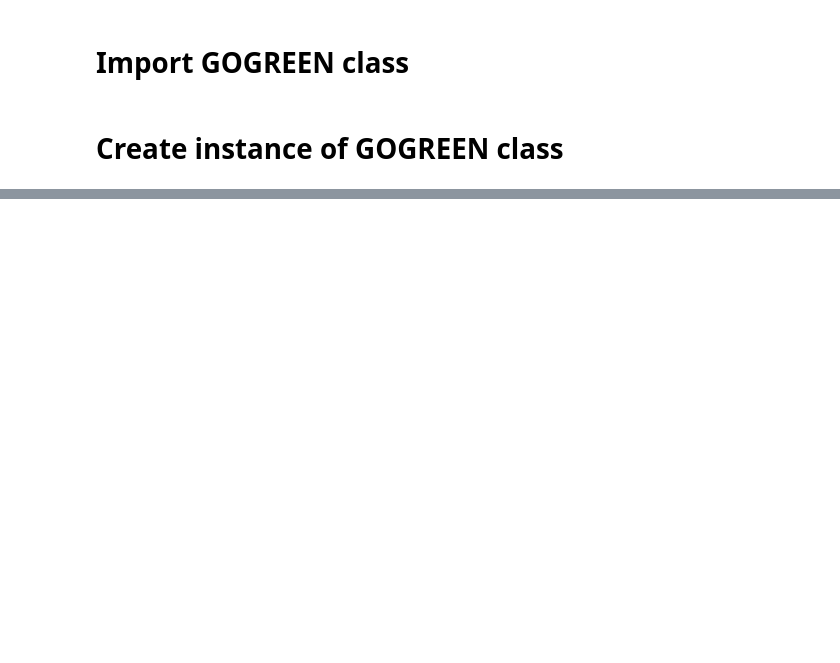
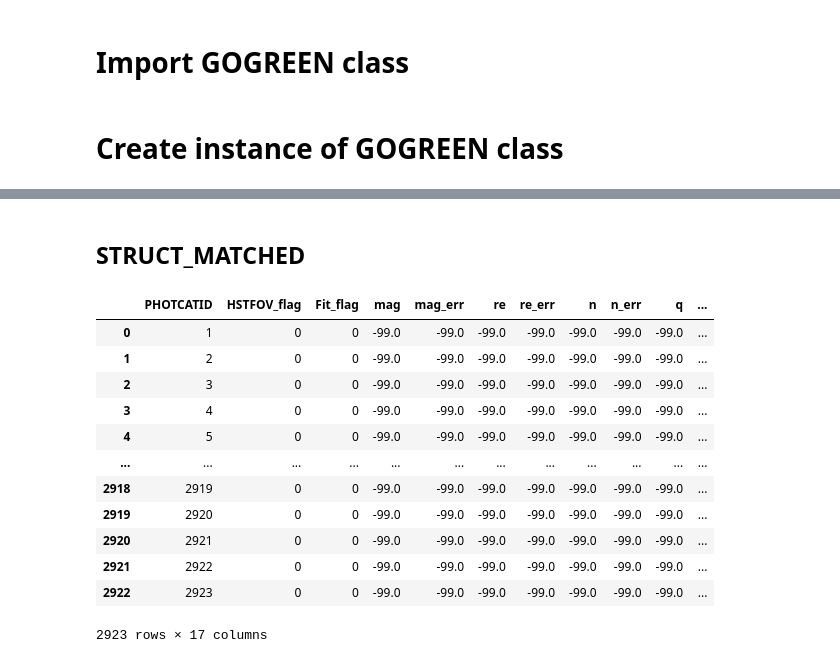
Before and after one commit to charrbit/GOGREEN-galaxy-research, a Jupyter notebook: Code/ggClass.ipynb, the cells around one changed output, grey strips where cells are left out. Drawn from its saved outputs; the diff is of its cells as text; code cells hidden in the pictures; blank space fills up the shorter version.

```diff
--- a/Code/ggClass.ipynb
+++ b/Code/ggClass.ipynb
@@ -30,0 +92,8 @@ for
+# %%
+targetCluster = 'SPT2106'
+
+print(gg.loadStruct.__annotations__)
+gg.loadStruct(targetCluster, cat="galfit")
+
+galfitSPT2106 = gg.get('galfit')
+galfitSPT2106
@@ -30,0 +115,19 @@ for
+# %% [markdown]
+## STRUCT_MATCHED
+# %%
+matchedSPT2106 = gg.loadStruct(targetCluster)
+matchedSPT2106
+# %% [output]
+|  | PHOTCATID | HSTFOV_flag | Fit_flag | mag | mag_err | re | re_err | n | n_err | q | ... |
+| 0 | 1 | 0 | 0 | -99.0 | -99.0 | -99.0 | -99.0 | -99.0 | -99.0 | -99.0 | ... |
+| 1 | 2 | 0 | 0 | -99.0 | -99.0 | -99.0 | -99.0 | -99.0 | -99.0 | -99.0 | ... |
+| 2 | 3 | 0 | 0 | -99.0 | -99.0 | -99.0 | -99.0 | -99.0 | -99.0 | -99.0 | ... |
+| 3 | 4 | 0 | 0 | -99.0 | -99.0 | -99.0 | -99.0 | -99.0 | -99.0 | -99.0 | ... |
+| 4 | 5 | 0 | 0 | -99.0 | -99.0 | -99.0 | -99.0 | -99.0 | -99.0 | -99.0 | ... |
+| ... | ... | ... | ... | ... | ... | ... | ... | ... | ... | ... | ... |
+| 2918 | 2919 | 0 | 0 | -99.0 | -99.0 | -99.0 | -99.0 | -99.0 | -99.0 | -99.0 | ... |
+| 2919 | 2920 | 0 | 0 | -99.0 | -99.0 | -99.0 | -99.0 | -99.0 | -99.0 | -99.0 | ... |
+| 2920 | 2921 | 0 | 0 | -99.0 | -99.0 | -99.0 | -99.0 | -99.0 | -99.0 | -99.0 | ... |
+| 2921 | 2922 | 0 | 0 | -99.0 | -99.0 | -99.0 | -99.0 | -99.0 | -99.0 | -99.0 | ... |
+| 2922 | 2923 | 0 | 0 | -99.0 | -99.0 | -99.0 | -99.0 | -99.0 | -99.0 | -99.0 | ... |
+2923 rows × 17 columns
```
Also changed, not shown: parts of 13 cells of this notebook, 1 other file.
